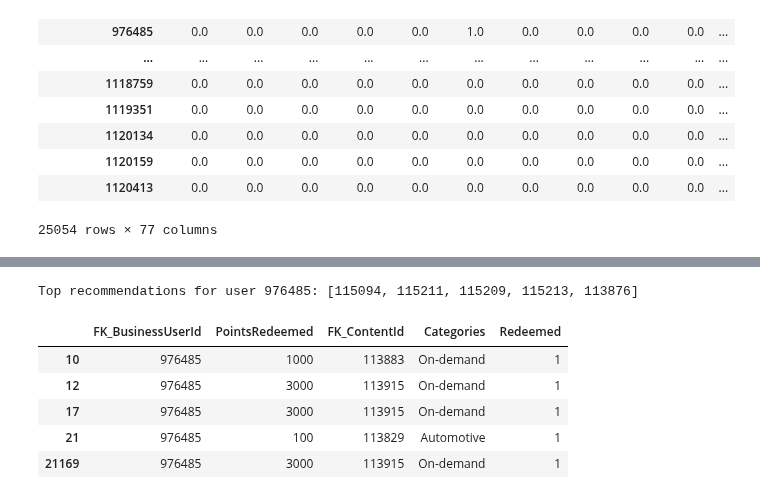
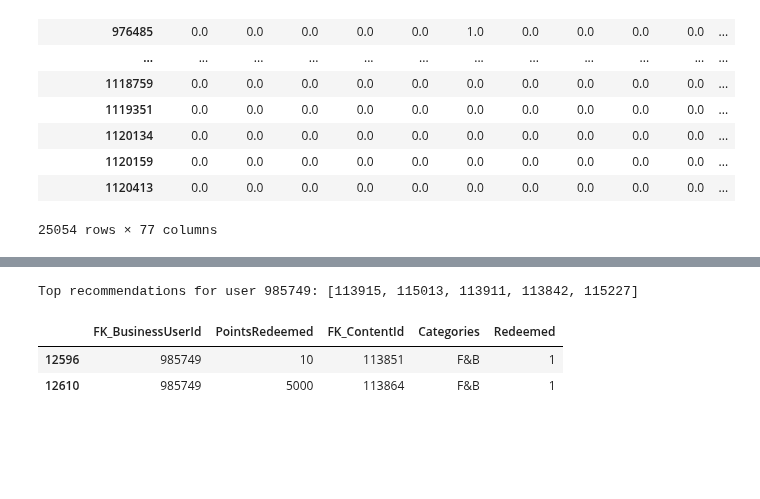
Before and after one commit to DboukAli98/KFHXRelatedAi, a Jupyter notebook: NoteBooks/Model Generation/ML_Model.ipynb, the cells around one changed output, grey strips where cells are left out. Cells and saved outputs as stored; diff of their text form; code cells hidden in the pictures; blank space fills up the shorter version.

```diff
--- a/NoteBooks/Model Generation/ML_Model.ipynb
+++ b/NoteBooks/Model Generation/ML_Model.ipynb
@@ -409,18 +409,15 @@ def recommend_items(user_id, combined_matrix, reconstructed_matrix, original_dat
     return top_item_ids
 
 # Example usage
-user_id = combined_matrix.index[4]  # Replace with actual user ID
+user_id = combined_matrix.index[183]  # Replace with actual user ID
 recommendations = recommend_items(user_id, combined_matrix, reconstructed_matrix, new_user_tranaction, num_recommendations=5)
 print(f"Top recommendations for user {user_id}: {recommendations}")
 # %% [output]
-Top recommendations for user 976485: [115094, 115211, 115209, 115213, 113876]
+Top recommendations for user 985749: [113915, 115013, 113911, 113842, 115227]
 # %%
-user_trs = new_user_tranaction[new_user_tranaction["FK_BusinessUserId"] == 976485]
+user_trs = new_user_tranaction[new_user_tranaction["FK_BusinessUserId"] == 985749]
 user_trs
 # %% [output]
 |  | FK_BusinessUserId | PointsRedeemed | FK_ContentId | Categories | Redeemed |
-| 10 | 976485 | 1000 | 113883 | On-demand | 1 |
-| 12 | 976485 | 3000 | 113915 | On-demand | 1 |
-| 17 | 976485 | 3000 | 113915 | On-demand | 1 |
-| 21 | 976485 | 100 | 113829 | Automotive | 1 |
-| 21169 | 976485 | 3000 | 113915 | On-demand | 1 |
+| 12596 | 985749 | 10 | 113851 | F&B | 1 |
+| 12610 | 985749 | 5000 | 113864 | F&B | 1 |
```
Also changed, not shown: parts of 5 cells of this notebook, 2 other files.
